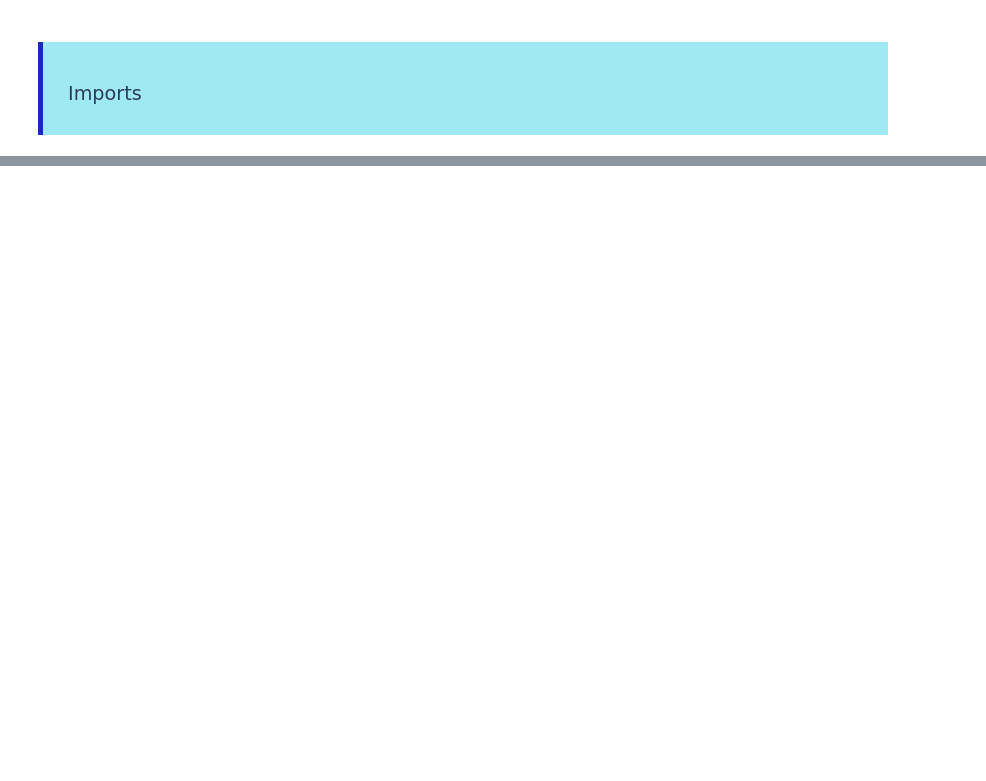
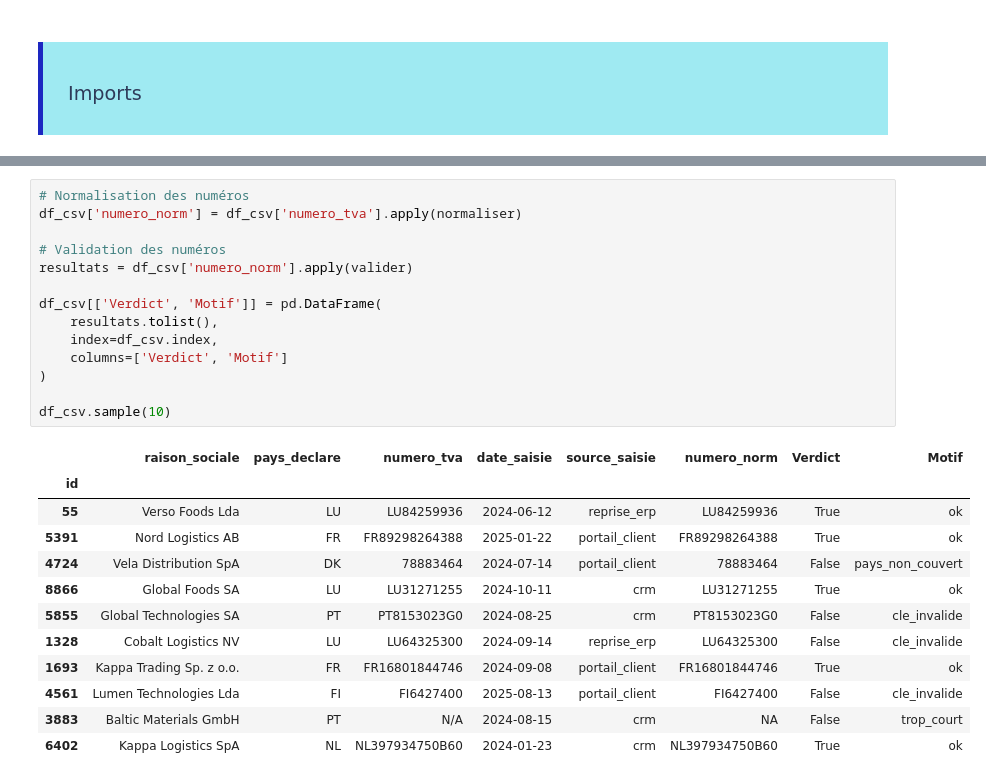
Before and after one commit to Franck-LF/TVA-Intracommunautaire, a Jupyter notebook: notebook/nettoyage.ipynb, the cells around one changed output, grey strips where cells are left out. Saved outputs shown, nothing was run; the diff lists cells and outputs as text; blank space fills up the shorter version.

```diff
--- a/notebook/nettoyage.ipynb
+++ b/notebook/nettoyage.ipynb
@@ -87,0 +94,27 @@ dtype: object
+# %%
+# Normalisation des numéros
+df_csv['numero_norm'] = df_csv['numero_tva'].apply(normaliser)
+
+# Validation des numéros
+resultats = df_csv['numero_norm'].apply(valider)
+
+df_csv[['Verdict', 'Motif']] = pd.DataFrame(
+    resultats.tolist(),
+    index=df_csv.index,
+    columns=['Verdict', 'Motif']
+)
+
+df_csv.sample(10)
+# %% [output]
+|  | raison_sociale | pays_declare | numero_tva | date_saisie | source_saisie | numero_norm | Verdict | Motif |
+| id |  |  |  |  |  |  |  |  |
+| 55 | Verso Foods Lda | LU | LU84259936 | 2024-06-12 | reprise_erp | LU84259936 | True | ok |
+| 5391 | Nord Logistics AB | FR | FR89298264388 | 2025-01-22 | portail_client | FR89298264388 | True | ok |
+| 4724 | Vela Distribution SpA | DK | 78883464 | 2024-07-14 | portail_client | 78883464 | False | pays_non_couvert |
+| 8866 | Global Foods SA | LU | LU31271255 | 2024-10-11 | crm | LU31271255 | True | ok |
+| 5855 | Global Technologies SA | PT | PT8153023G0 | 2024-08-25 | crm | PT8153023G0 | False | cle_invalide |
+| 1328 | Cobalt Logistics NV | LU | LU64325300 | 2024-09-14 | reprise_erp | LU64325300 | False | cle_invalide |
+| 1693 | Kappa Trading Sp. z o.o. | FR | FR16801844746 | 2024-09-08 | portail_client | FR16801844746 | True | ok |
+| 4561 | Lumen Technologies Lda | FI | FI6427400 | 2025-08-13 | portail_client | FI6427400 | False | cle_invalide |
+| 3883 | Baltic Materials GmbH | PT | N/A | 2024-08-15 | crm | NA | False | trop_court |
+| 6402 | Kappa Logistics SpA | NL | NL397934750B60 | 2024-01-23 | crm | NL397934750B60 | True | ok |
```
Also changed, not shown: parts of 19 cells of this notebook, 2 other files.
